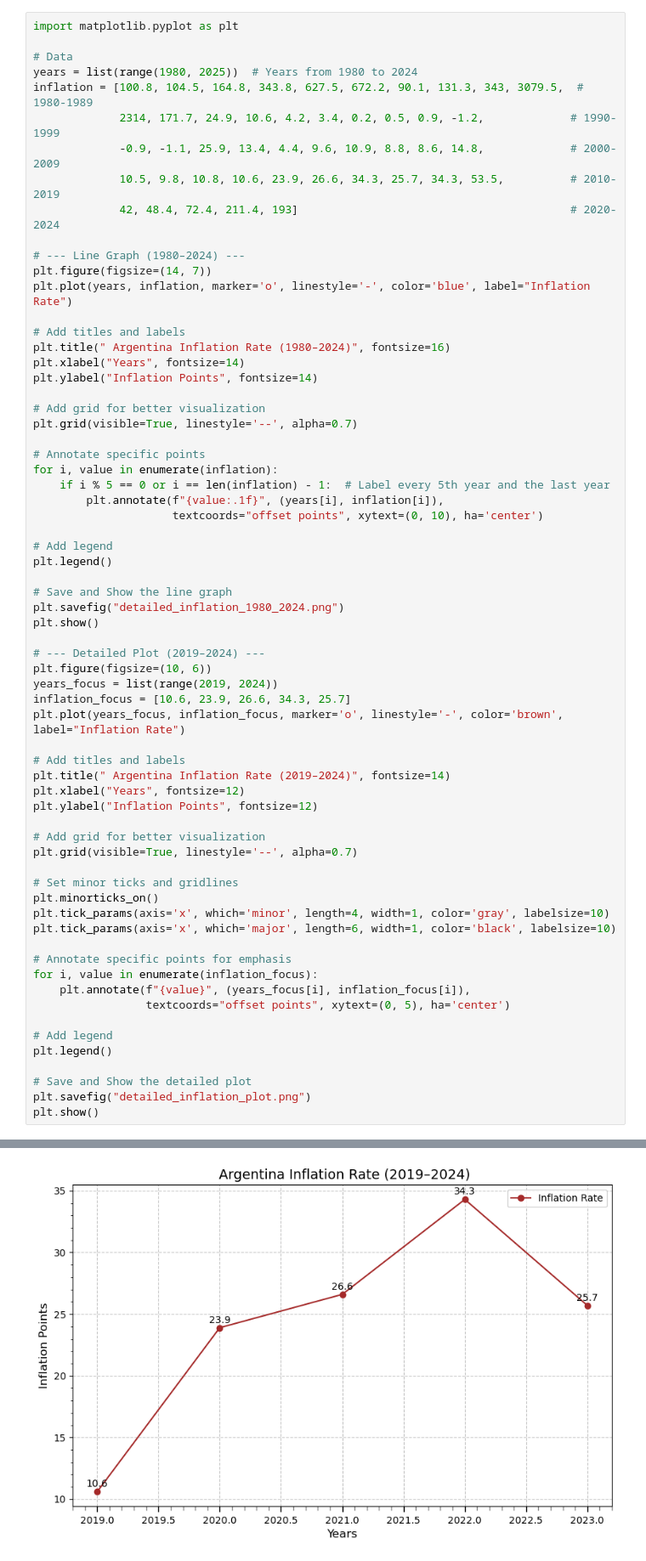
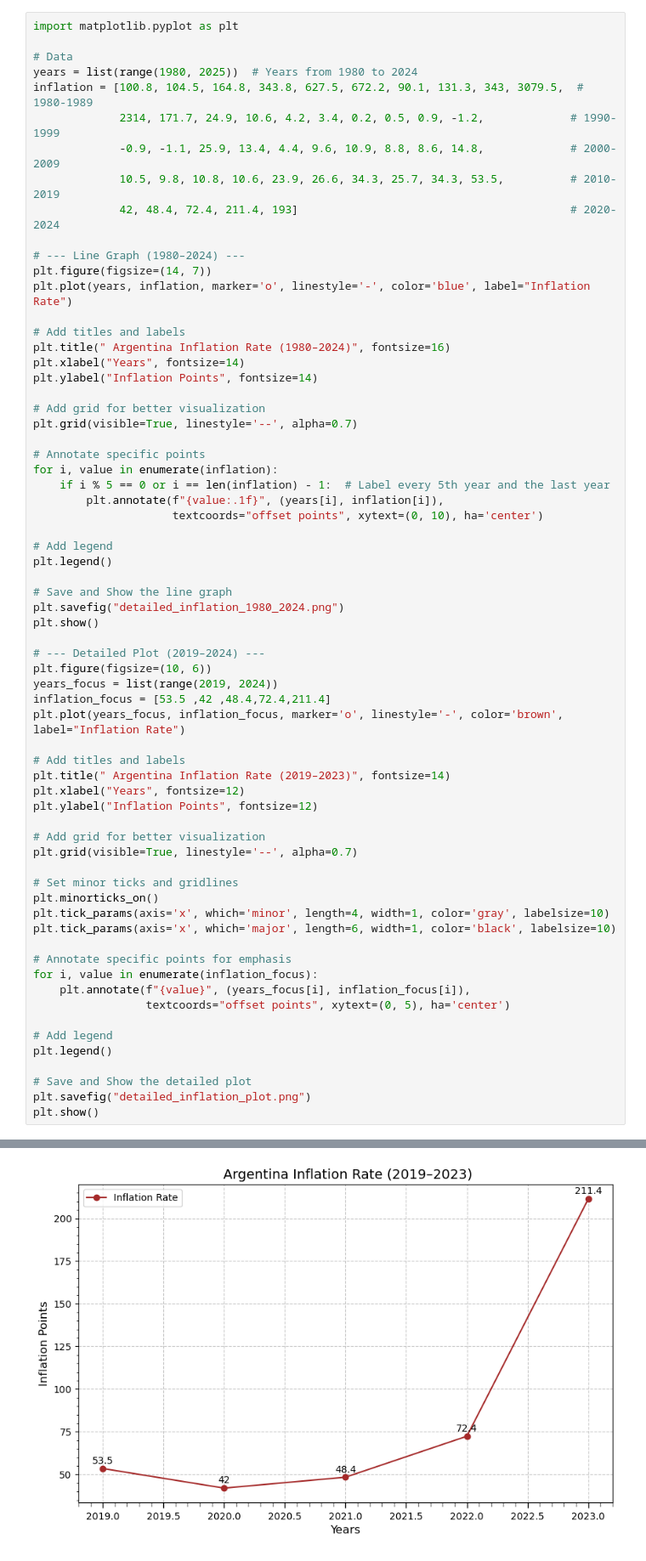
Before and after one commit to yhpatel99/Inflation-Analysis-Group-3, a Jupyter notebook: Argentina_graph_Gared.ipynb, the cells around one changed output, grey strips where cells are left out. Shown at 85% size. Cells and saved outputs as stored; diff of their text form.

```diff
--- a/Argentina_graph_Gared.ipynb
+++ b/Argentina_graph_Gared.ipynb
@@ -37,33 +37,33 @@ plt.show()
 # --- Detailed Plot (2019–2024) ---
 plt.figure(figsize=(10, 6))
 years_focus = list(range(2019, 2024))
-inflation_focus = [10.6, 23.9, 26.6, 34.3, 25.7]
+inflation_focus = [53.5	,42	,48.4,72.4,211.4]
 plt.plot(years_focus, inflation_focus, marker='o', linestyle='-', color='brown', label="Inflation Rate")
 
 # Add titles and labels
-plt.title(" Argentina Inflation Rate (2019–2024)", fontsize=14)
+plt.title(" Argentina Inflation Rate (2019–2023)", fontsize=14)
 plt.xlabel("Years", fontsize=12)
 plt.ylabel("Inflation Points", fontsize=12)
 
 # Add grid for better visualization
 plt.grid(visible=True, linestyle='--', alpha=0.7)
 
 # Set minor ticks and gridlines
 plt.minorticks_on()
 plt.tick_params(axis='x', which='minor', length=4, width=1, color='gray', labelsize=10)
 plt.tick_params(axis='x', which='major', length=6, width=1, color='black', labelsize=10)
 
 # Annotate specific points for emphasis
 for i, value in enumerate(inflation_focus):
     plt.annotate(f"{value}", (years_focus[i], inflation_focus[i]),
                  textcoords="offset points", xytext=(0, 5), ha='center')
 
 # Add legend
 plt.legend()
 
 # Save and Show the detailed plot
 plt.savefig("detailed_inflation_plot.png")
 plt.show()
 # %% [output]
 [figure]
-[figure, old version]
+[figure, new version]
```
